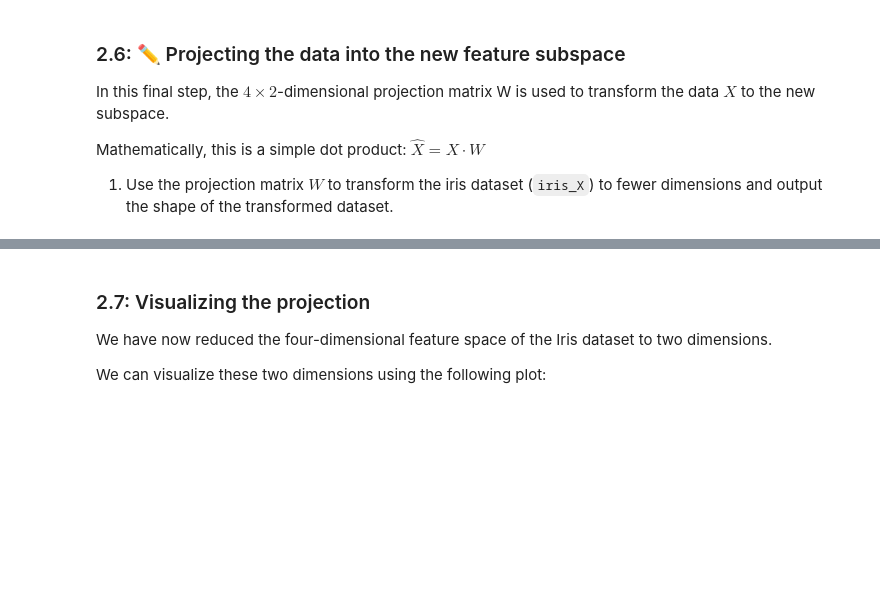
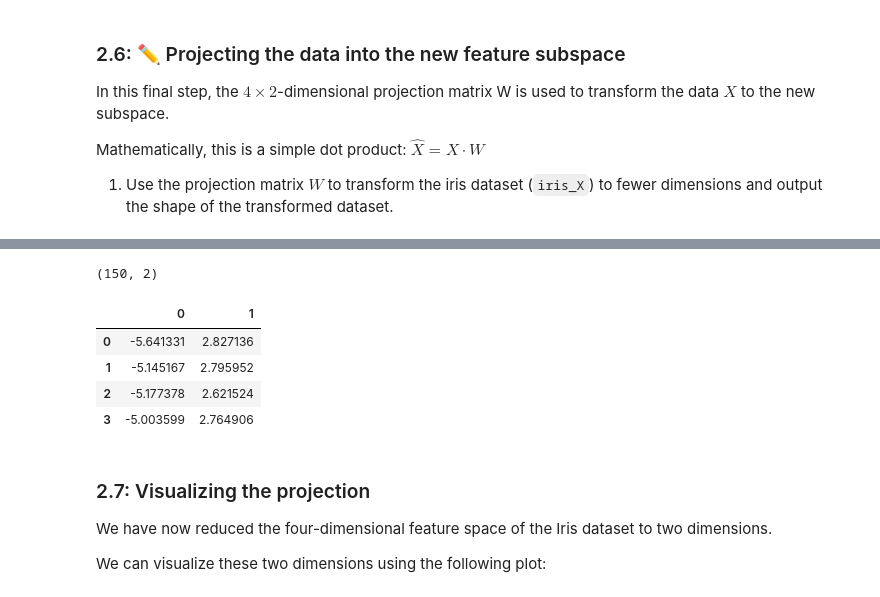
Before and after one commit to SchnilchMitte/ML-Template, a Jupyter notebook: A3_Principal_Component_Analysis.ipynb, the cells around one changed output, grey strips where cells are left out. Drawn from its saved outputs; the diff is of its cells as text; code cells hidden in the pictures; blank space fills up the shorter version.

```diff
--- a/A3_Principal_Component_Analysis.ipynb
+++ b/A3_Principal_Component_Analysis.ipynb
@@ -277,3 +366,16 @@ Mathematically, this is a simple dot product: $\hat{X}=X \cdot W$
+# %%
+# TODO: Implement
+X = iris_X @ pMs.T
+df = pd.DataFrame(X)
+print(X.shape)
+display(df.head(4))
+# %% [output]
+(150, 2)
+|  | 0 | 1 |
+| 0 | -5.641331 | 2.827136 |
+| 1 | -5.145167 | 2.795952 |
+| 2 | -5.177378 | 2.621524 |
+| 3 | -5.003599 | 2.764906 |
 # %% [markdown]
 ### 2.7: Visualizing the projection
 We have now reduced the four-dimensional feature space of the Iris dataset to two dimensions.
```
Also changed, not shown: parts of 19 cells of this notebook.
